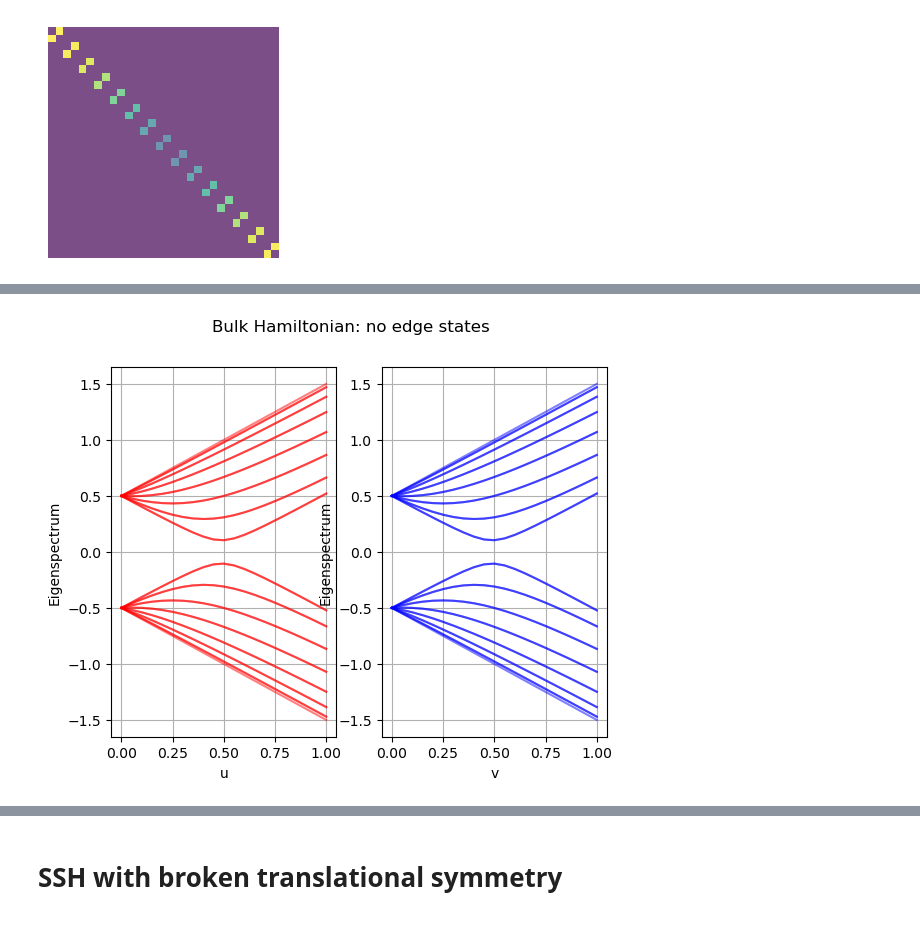
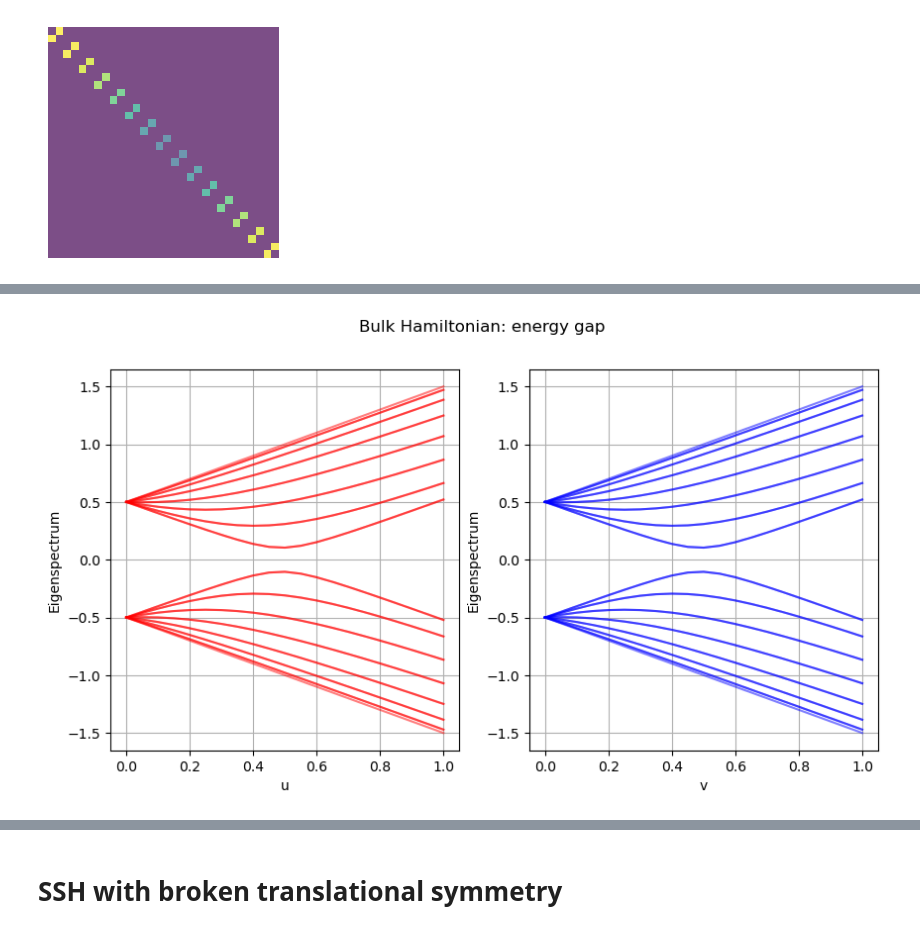
Before and after one commit to JedrekSt/NonHermitianQW, a Jupyter notebook: demo_/SSH_demo.ipynb, the cells around one changed output, grey strips where cells are left out. Cells and saved outputs as stored; diff of their text form; code cells hidden in the pictures.

```diff
--- a/demo_/SSH_demo.ipynb
+++ b/demo_/SSH_demo.ipynb
@@ -63,13 +145,13 @@ plt.show()
 # %%
 dim = 15
-ssh = BulkSSH(dim,{"u" : 1,"v" : 0.1})
+ssh = BulkSSH(dim,**{"u" : 1,"v" : 0.1})
 psi = np.zeros(2*dim)
 psi[dim] = 1.
 T = 500
 data = ssh.Evolution(psi,T,dt = 0.1)
-fig = plt.figure(figsize = (5,7))
+fig = plt.figure(figsize = (4,3))
 ax = fig.add_subplot()
-ax.imshow(data,aspect = 'auto',origin="lower")
+ax.imshow(data,aspect = 'auto',origin="lower",extent = [0,2*dim,0,500])
 ax.set_xlabel("x")
 ax.set_ylabel("t")
 ax.set_title("SSH evolution: Bulk")
@@ -79,25 +161,21 @@ plt.show()
 # %%
 u,v,sd = ssh.spectrum_dependencies()
 # %%
-%matplotlib inline
-
-
-fig = plt.figure()
+fig = plt.figure(figsize = (10,5))
 ax = fig.add_subplot(121)
 ax2 = fig.add_subplot(122)
-fig.suptitle("Bulk Hamiltonian: no edge states")
-
+fig.suptitle("Bulk Hamiltonian: energy gap")
 
 for k in range(sd.shape[0]):
     ax.plot(u,sd[k,:,10],color = "red",alpha = 0.5)
     ax2.plot(u,sd[k,10,:],color = "blue",alpha = 0.5)
 ax.set_xlabel("u")
 ax.set_ylabel("Eigenspectrum")
 ax.grid(True)
 
 ax2.set_xlabel("v")
 ax2.set_ylabel("Eigenspectrum")
 ax2.grid(True)
 plt.show()
 # %% [output]
-[figure, old version]
+[figure, new version]
```
Also changed, not shown: parts of 29 cells of this notebook, 1 other file.
